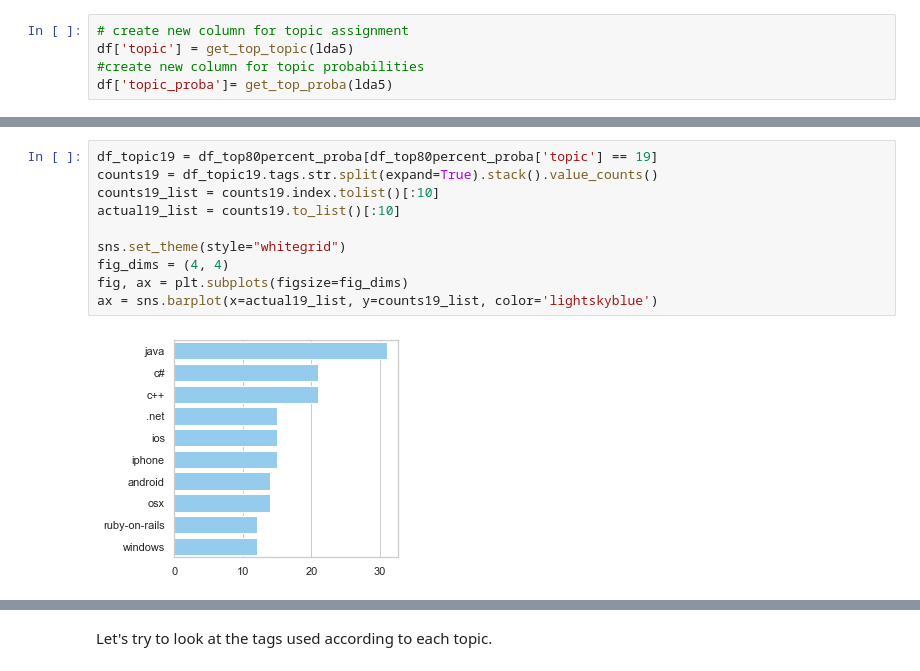
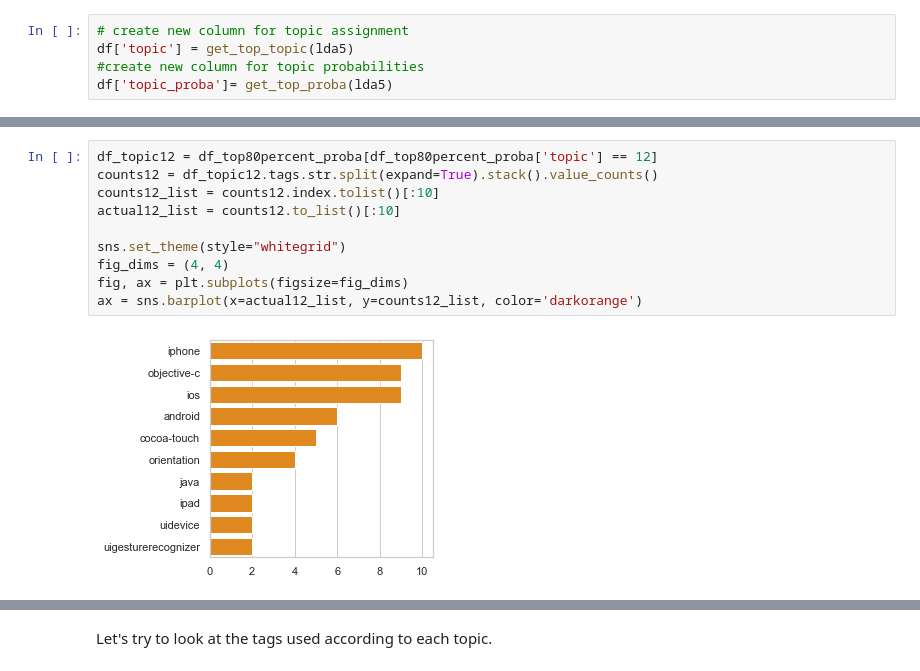
Before and after one commit to wnobles/metis-project4-nlp, a Jupyter notebook: stackoverflow_questions_topic_modeling.ipynb, the cells around one changed output, grey strips where cells are left out. Drawn from its saved outputs; the diff is of its cells as text.

```diff
--- a/stackoverflow_questions_topic_modeling.ipynb
+++ b/stackoverflow_questions_topic_modeling.ipynb
@@ -412,12 +420,12 @@ ax = sns.barplot(x=actual7_list, y=counts7_list, color='lightgreen')
 # %%
-df_topic19 = df_top80percent_proba[df_top80percent_proba['topic'] == 19]
-counts19 = df_topic19.tags.str.split(expand=True).stack().value_counts()
-counts19_list = counts19.index.tolist()[:10]
-actual19_list = counts19.to_list()[:10]
+df_topic12 = df_top80percent_proba[df_top80percent_proba['topic'] == 12]
+counts12 = df_topic12.tags.str.split(expand=True).stack().value_counts()
+counts12_list = counts12.index.tolist()[:10]
+actual12_list = counts12.to_list()[:10]
 
 sns.set_theme(style="whitegrid")
 fig_dims = (4, 4)
 fig, ax = plt.subplots(figsize=fig_dims)
-ax = sns.barplot(x=actual19_list, y=counts19_list, color='lightskyblue')
+ax = sns.barplot(x=actual12_list, y=counts12_list, color='darkorange')
 # %% [output]
-[figure, old version]
+[figure, new version]
```
Also changed, not shown: parts of 58 cells of this notebook, 1 other file.
